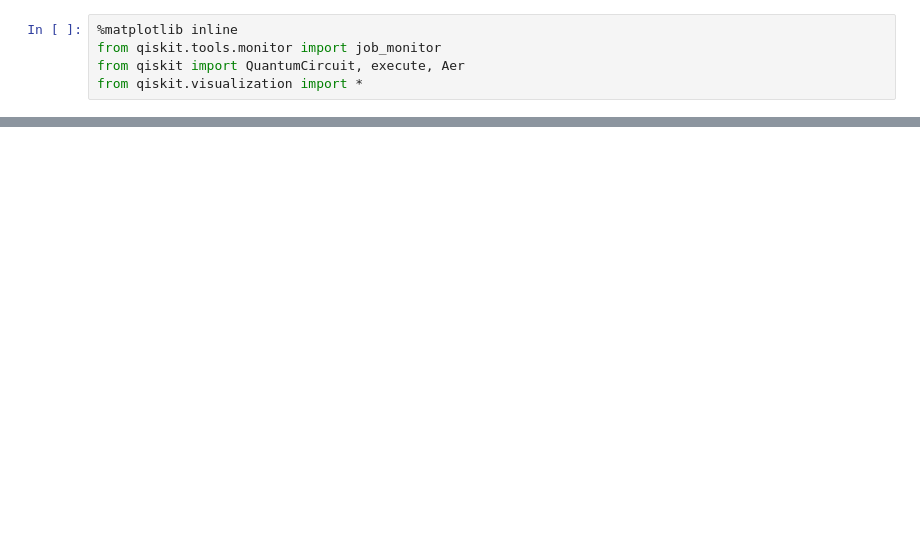
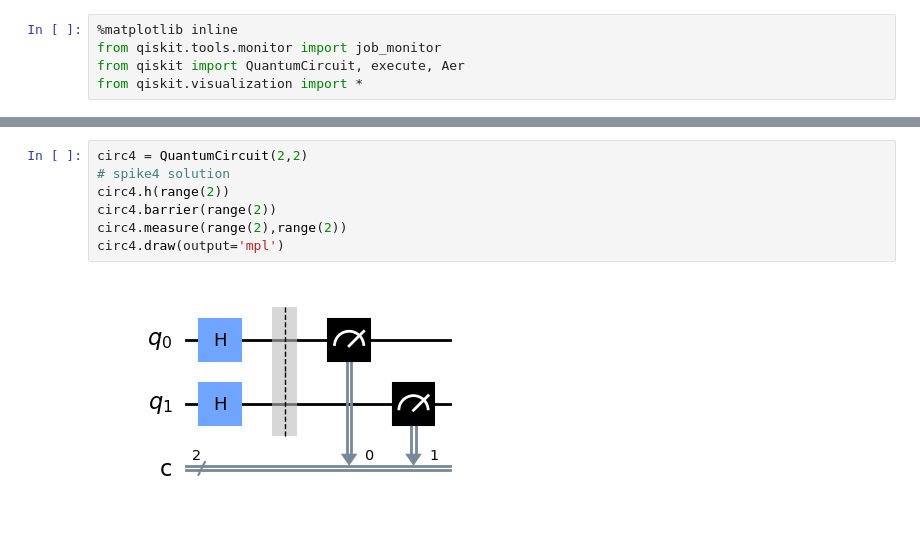
Before and after one commit to 708-145/qiskit-zone, a Jupyter notebook: playground/spik3.ipynb, the cells around one changed output, grey strips where cells are left out. Cells and saved outputs as stored; diff of their text form; blank space fills up the shorter version.

```diff
--- a/playground/spik3.ipynb
+++ b/playground/spik3.ipynb
@@ -44,0 +41,9 @@ circ3.draw(output='mpl')
+# %%
+circ4 = QuantumCircuit(2,2)
+# spike4 solution
+circ4.h(range(2))
+circ4.barrier(range(2))
+circ4.measure(range(2),range(2))
+circ4.draw(output='mpl')
+# %% [output]
+[figure, added]
```
Also changed, not shown: parts of 7 cells of this notebook.
